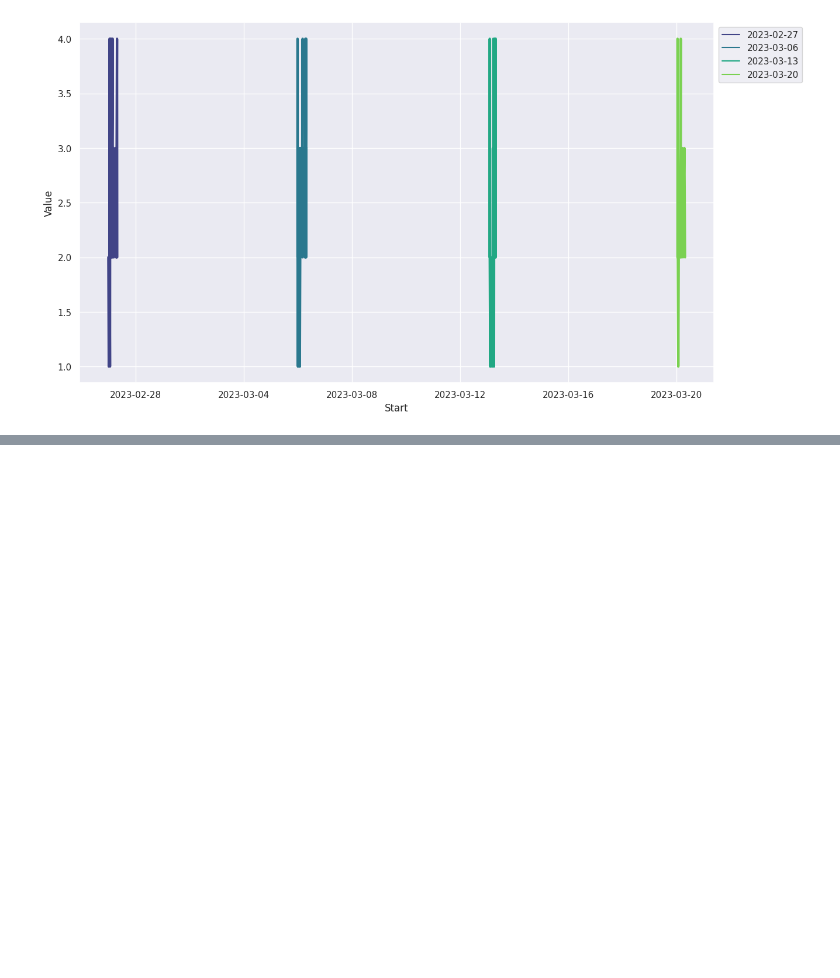
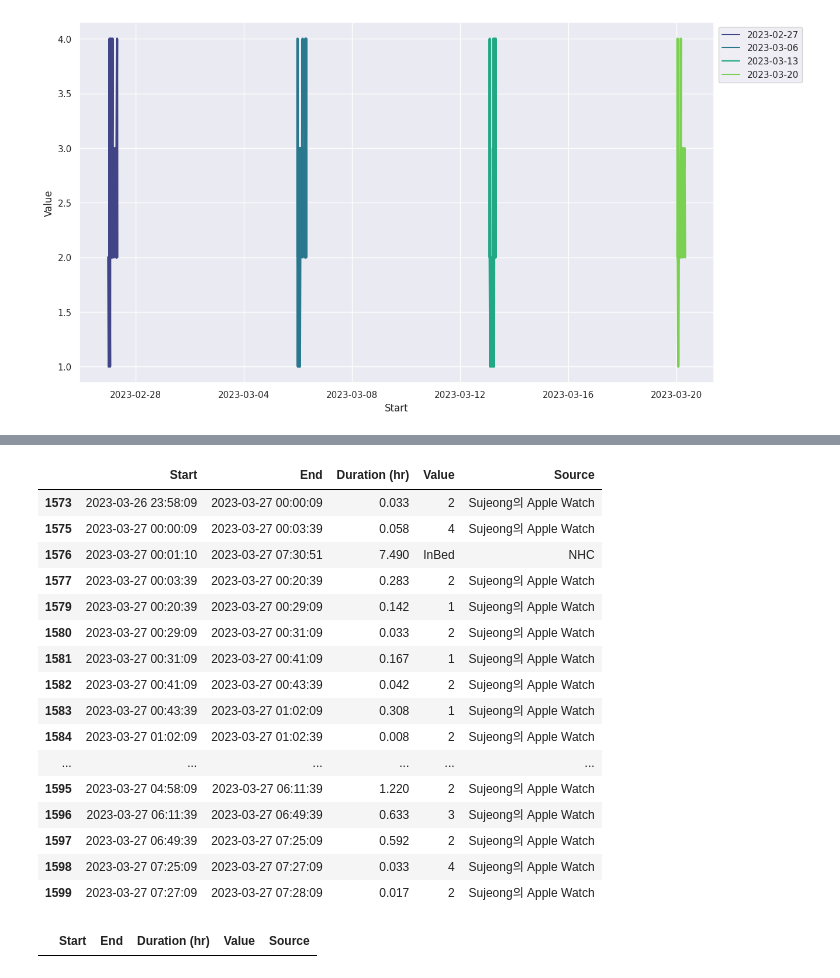
Before and after one commit to heejjj/Sleeping_Project, a Jupyter notebook: 데이터전처리.ipynb, the cells around one changed output, grey strips where cells are left out. Cells and saved outputs as stored; diff of their text form; code cells hidden in the pictures; blank space fills up the shorter version.

```diff
--- a/데이터전처리.ipynb
+++ b/데이터전처리.ipynb
@@ -1300,0 +1465,29 @@ plt.show()
+# %%
+tmp
+# %% [output]
+|  | Start | End | Duration (hr) | Value | Source |
+| 1573 | 2023-03-26 23:58:09 | 2023-03-27 00:00:09 | 0.033 | 2 | Sujeong의 Apple Watch |
+| 1575 | 2023-03-27 00:00:09 | 2023-03-27 00:03:39 | 0.058 | 4 | Sujeong의 Apple Watch |
+| 1576 | 2023-03-27 00:01:10 | 2023-03-27 07:30:51 | 7.490 | InBed | NHC |
+| 1577 | 2023-03-27 00:03:39 | 2023-03-27 00:20:39 | 0.283 | 2 | Sujeong의 Apple Watch |
+| 1579 | 2023-03-27 00:20:39 | 2023-03-27 00:29:09 | 0.142 | 1 | Sujeong의 Apple Watch |
+| 1580 | 2023-03-27 00:29:09 | 2023-03-27 00:31:09 | 0.033 | 2 | Sujeong의 Apple Watch |
+| 1581 | 2023-03-27 00:31:09 | 2023-03-27 00:41:09 | 0.167 | 1 | Sujeong의 Apple Watch |
+| 1582 | 2023-03-27 00:41:09 | 2023-03-27 00:43:39 | 0.042 | 2 | Sujeong의 Apple Watch |
+| 1583 | 2023-03-27 00:43:39 | 2023-03-27 01:02:09 | 0.308 | 1 | Sujeong의 Apple Watch |
+| 1584 | 2023-03-27 01:02:09 | 2023-03-27 01:02:39 | 0.008 | 2 | Sujeong의 Apple Watch |
+| ... | ... | ... | ... | ... | ... |
+| 1595 | 2023-03-27 04:58:09 | 2023-03-27 06:11:39 | 1.220 | 2 | Sujeong의 Apple Watch |
+| 1596 | 2023-03-27 06:11:39 | 2023-03-27 06:49:39 | 0.633 | 3 | Sujeong의 Apple Watch |
+| 1597 | 2023-03-27 06:49:39 | 2023-03-27 07:25:09 | 0.592 | 2 | Sujeong의 Apple Watch |
+| 1598 | 2023-03-27 07:25:09 | 2023-03-27 07:27:09 | 0.033 | 4 | Sujeong의 Apple Watch |
+| 1599 | 2023-03-27 07:27:09 | 2023-03-27 07:28:09 | 0.017 | 2 | Sujeong의 Apple Watch |
+# %%
+tmp = second[(second['Start']>=start_date) & (second['Start']<=end_date)]
+
+start_date = start_date + datetime.timedelta(days=1)
+end_date = end_date + datetime.timedelta(days=1)
+
+tmp
+# %% [output]
+|  | Start | End | Duration (hr) | Value | Source |
```
Also changed, not shown: parts of 28 cells of this notebook.
